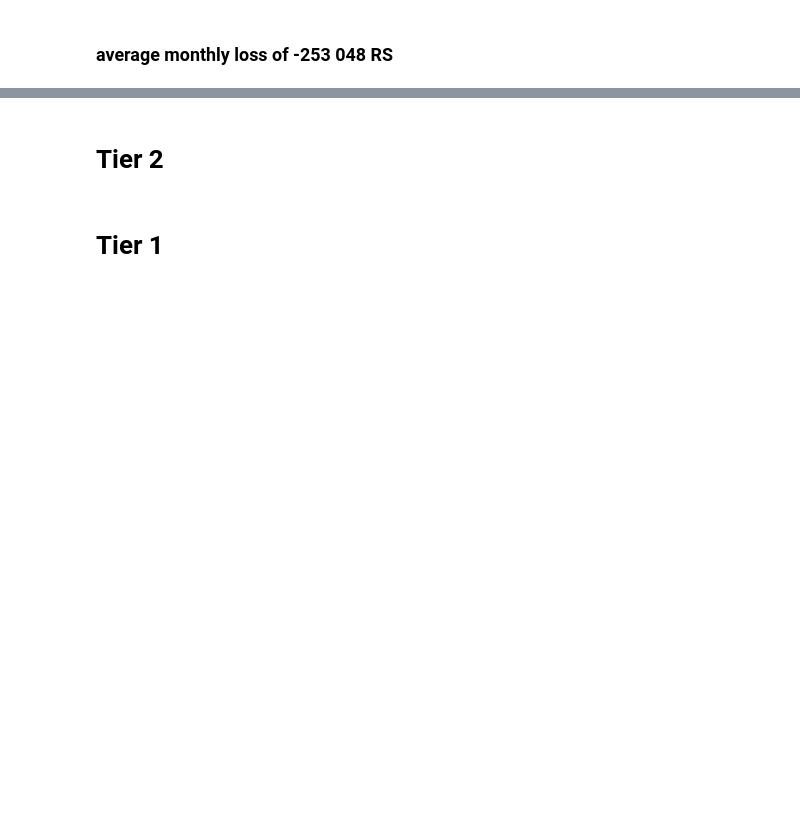
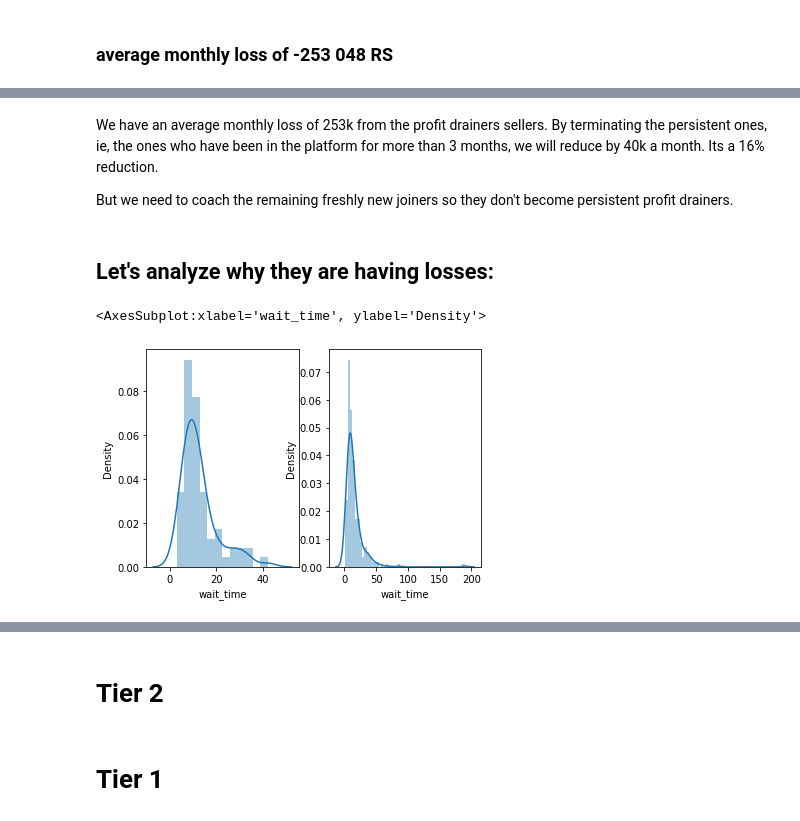
Before and after one commit to LouiseDantas/OLIST, a Jupyter notebook: olist_rev.ipynb, the cells around one changed output, grey strips where cells are left out. Cells and saved outputs as stored; diff of their text form; code cells hidden in the pictures; blank space fills up the shorter version.

Commit message:
added tier1 2 and 3 analysis

```diff
--- a/olist_rev.ipynb
+++ b/olist_rev.ipynb
@@ -154,4 +67,8 @@ ax3.scatter(sorted_sellers['n_orders'],sorted_sellers['cumm_profit'])
 # %% [output]
 <matplotlib.collections.PathCollection at 0x...>
 [figure]
+# %%
+tier_1=sorted_sellers[:71]
+tier_3=sorted_sellers[sorted_sellers['monthly_profit']<0]
+tier_2=sorted_sellers[71:(sorted_sellers.shape[0]-tier_3.shape[0])]
 # %% [markdown]
@@ -279,0 +136,7 @@ new_sellers_tier_3
+# %% [markdown]
+We have an average monthly loss of 253k from the profit drainers sellers. By terminating the persistent ones, ie, the ones who have been in the platform for more than 3 months, we will reduce by 40k a month.
+Its a 16% reduction.
+
+But we need to coach the remaining freshly new joiners so they don't become persistent profit drainers.
+# %% [markdown]
+## Let's analyze why they are having losses:
@@ -279,0 +146,7 @@ new_sellers_tier_3
+# %%
+fig, ax =plt.subplots(1,2)
+sns.distplot(tier_1['wait_time'],ax=ax[0])
+sns.distplot(new_sellers_tier_3['wait_time'],ax=ax[1])
+# %% [output]
+<AxesSubplot:xlabel='wait_time', ylabel='Density'>
+[figure, added]
```
Also changed, not shown: parts of 44 cells of this notebook.
